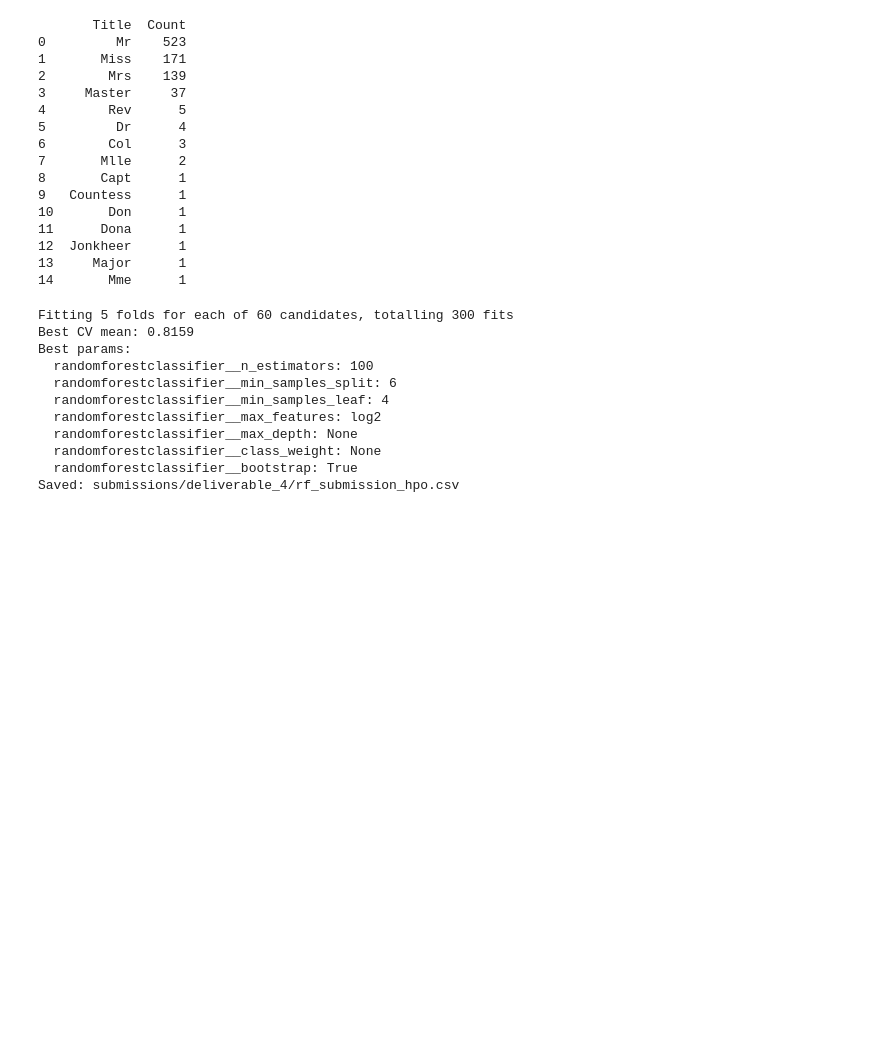
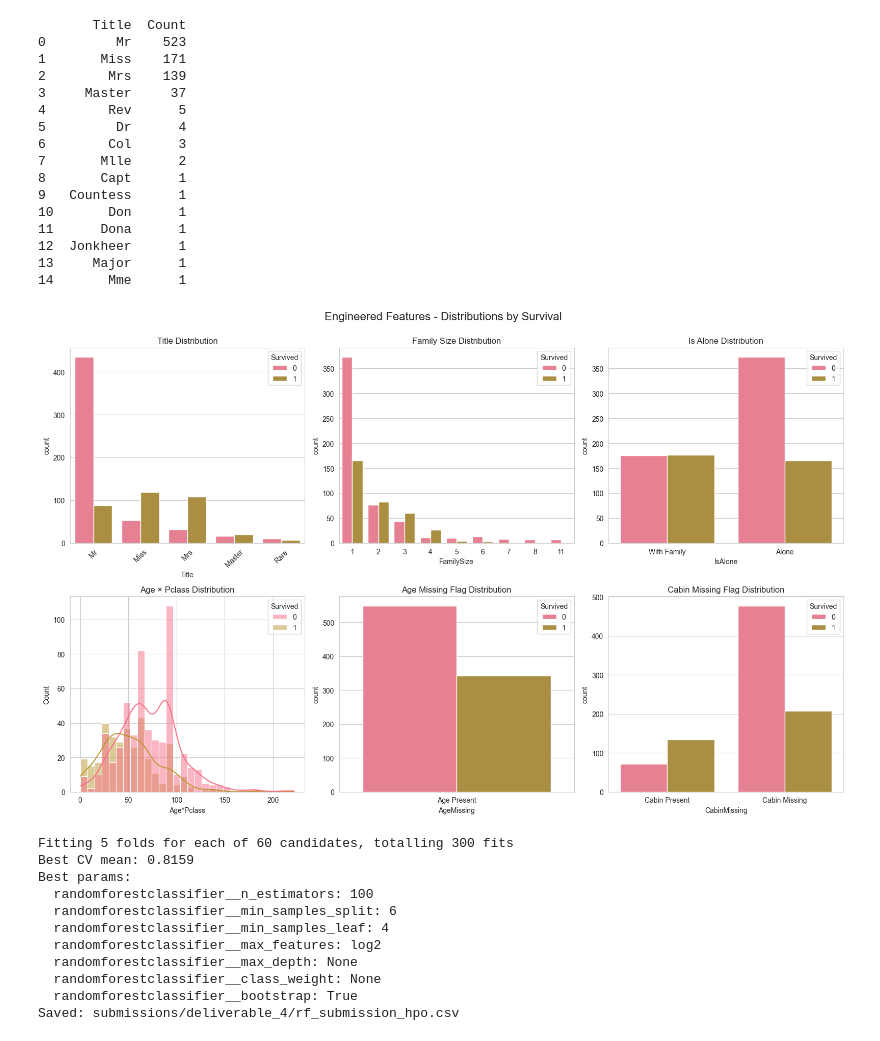
Before and after one commit to connor-gouin/ECE-4420---Titanic-Kaggle-Project, a Jupyter notebook: deliverable_4.ipynb, the cells around one changed output. Cells and saved outputs as stored; diff of their text form; code cells hidden in the pictures; blank space fills up the shorter version.

```diff
--- a/deliverable_4.ipynb
+++ b/deliverable_4.ipynb
@@ -156,6 +149,40 @@ def engineer_titanic_features(df: pd.DataFrame) -> pd.DataFrame:
     out["Age*Pclass"] = out["Age"] * out["Pclass"]
 
     return out
+# %%
+train_engineered = engineer_titanic_features(train_df)
+
+sns.set_style("whitegrid")
+
+fig, axes = plt.subplots(2, 3, figsize=(16, 10))
+fig.suptitle('Engineered Features - Distributions by Survival', fontsize=16, y=1.00)
+
+sns.countplot(data=train_engineered, x='Title', hue='Survived', ax=axes[0, 0])
+axes[0, 0].set_title('Title Distribution')
+axes[0, 0].tick_params(axis='x', rotation=45)
+
+sns.countplot(data=train_engineered, x='FamilySize', hue='Survived', ax=axes[0, 1])
+axes[0, 1].set_title('Family Size Distribution')
+
+sns.countplot(data=train_engineered, x='IsAlone', hue='Survived', ax=axes[0, 2])
+axes[0, 2].set_title('Is Alone Distribution')
+axes[0, 2].set_xticklabels(['With Family', 'Alone'])
+
+sns.histplot(data=train_engineered, x='Age*Pclass', hue='Survived', kde=True, ax=axes[1, 0], bins=30)
+axes[1, 0].set_title('Age × Pclass Distribution')
+
+sns.countplot(data=train_engineered, x='AgeMissing', hue='Survived', ax=axes[1, 1])
+axes[1, 1].set_title('Age Missing Flag Distribution')
+axes[1, 1].set_xticklabels(['Age Present', 'Age Missing'])
+
+sns.countplot(data=train_engineered, x='CabinMissing', hue='Survived', ax=axes[1, 2])
+axes[1, 2].set_title('Cabin Missing Flag Distribution')
+axes[1, 2].set_xticklabels(['Cabin Present', 'Cabin Missing'])
+
+plt.tight_layout()
+plt.show()
+# %% [output]
+[figure, added]
 # %%
 def impute_age(df):
     df = df.copy()
```
Also changed, not shown: parts of 7 cells of this notebook.
